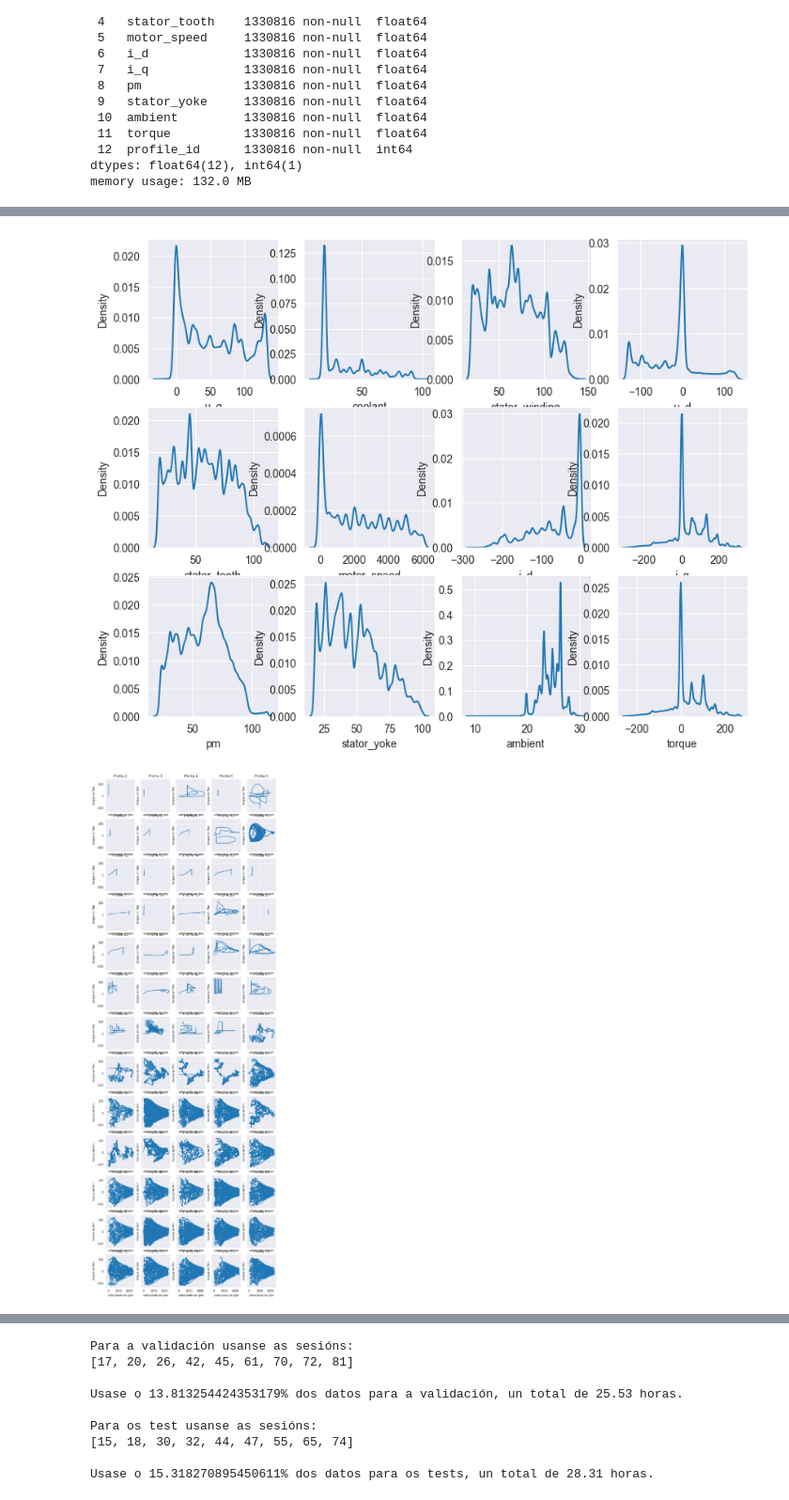
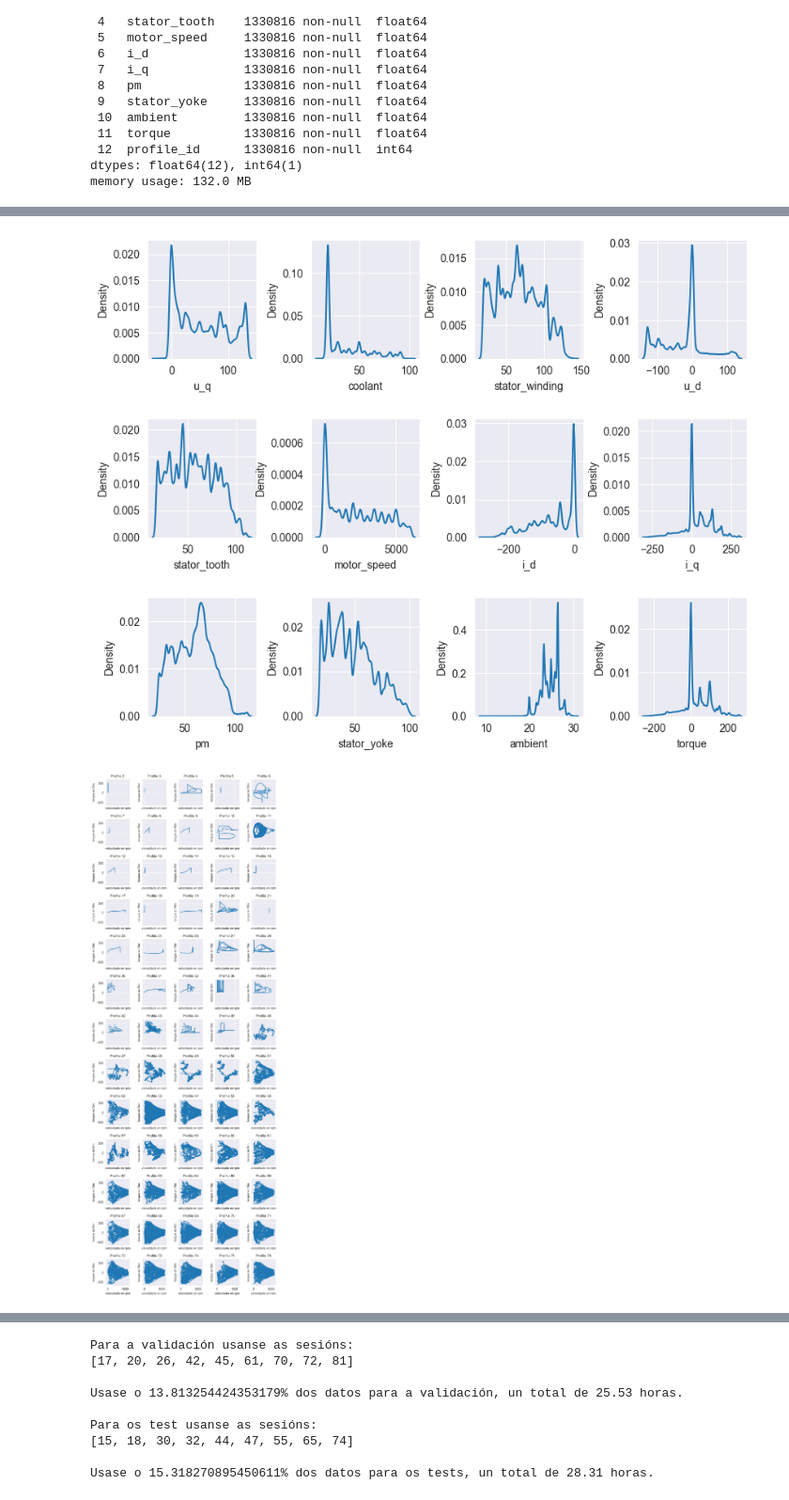
Before and after one commit to RoiRT/pm_temperature_prediction, a Jupyter notebook: EDA&ComparativeWork.ipynb, the cells around one changed output, grey strips where cells are left out. Shown at 94% size. Saved outputs shown, nothing was run; the diff lists cells and outputs as text; code cells hidden in the pictures.

Commit message:
ADJUSTS

```diff
--- a/EDA&ComparativeWork.ipynb
+++ b/EDA&ComparativeWork.ipynb
@@ -86,30 +79,30 @@ plt.show()
 [figure]
 # %%
 fig, axis =plt.subplots(3, 4, sharey = False, figsize=(10, 8))
+fig.subplots_adjust(wspace=0.5, hspace=0.5)
 for i in range(3):
     for j in range(4):
         sns.kdeplot(df[df.columns[i*4+j]], ax=axis[i,j])
-plt.show()
 # %% [output]
-[figure, old version]
+[figure, new version]
 # %%
 profile_ids = list(set(df['profile_id']))
 n_cols = 5
 n_rows = int(len(profile_ids) / n_cols)
 fig, ax = plt.subplots(n_rows, n_cols, sharey=True, sharex=True, figsize=(10, 30))
+fig.subplots_adjust(wspace=0.5, hspace=0.5)
 
 for i in range(n_rows):
     for j in range(n_cols):
         id = profile_ids[i*n_cols+j]
         ax[i,j].plot(
             df.loc[df.loc[:, 'profile_id'] == id]['motor_speed'],
             df.loc[df.loc[:, 'profile_id'] == id]['torque'])
         ax[i,j].set_xlabel('velocidade en rpm')
         ax[i,j].set_ylabel('torque en Nm')
         ax[i,j].set_title('Profile ' + str(id))
-fig.show()
 # %% [output]
-[figure, old version]
+[figure, new version]
 # %%
 features = df.columns.values
 
```
Also changed, not shown: parts of 2 cells of this notebook.
